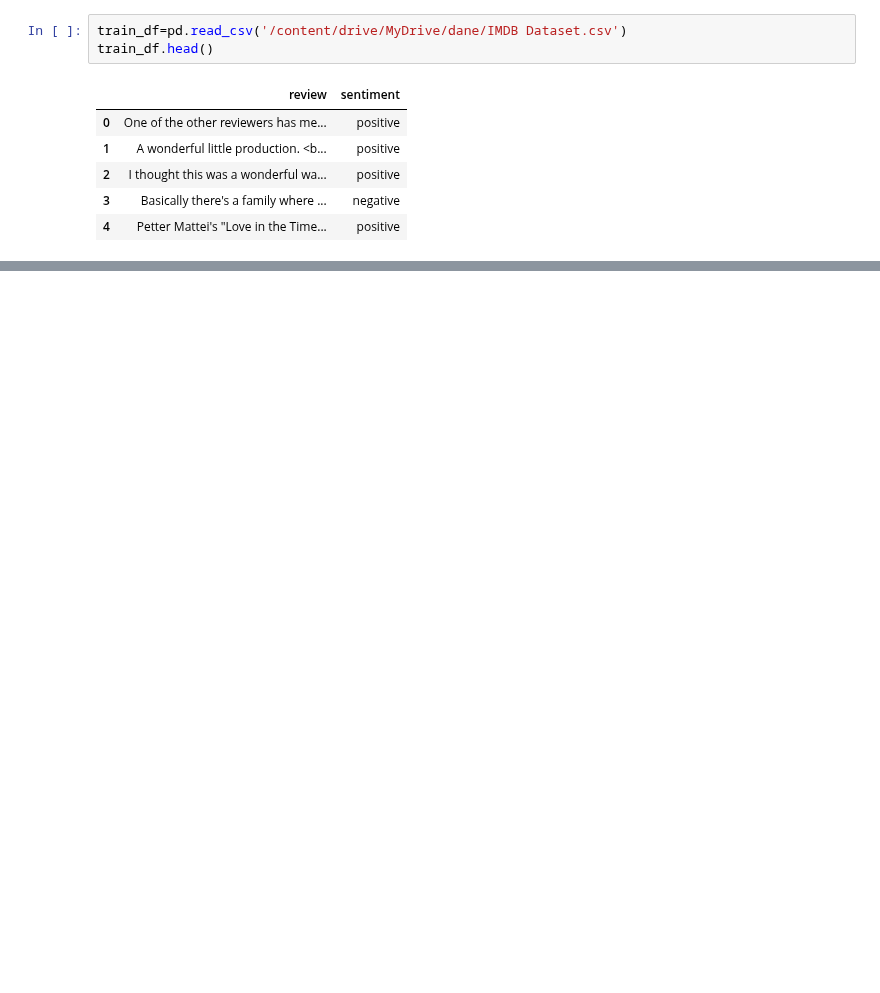
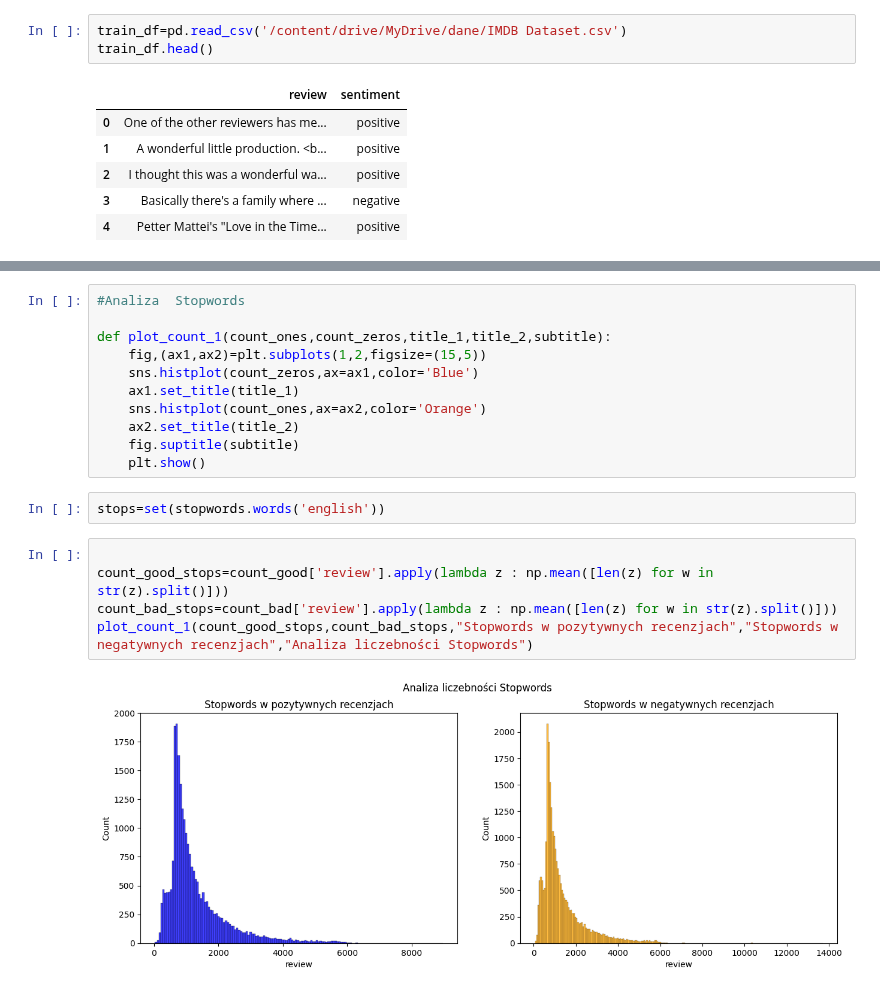
Before and after one commit to adalbertii/modele-NLP, a Jupyter notebook: NLP_Data_Preprocessing_and_Cleaning.ipynb, the cells around one changed output, grey strips where cells are left out. Drawn from its saved outputs; the diff is of its cells as text; blank space fills up the shorter version.

```diff
--- a/NLP_Data_Preprocessing_and_Cleaning.ipynb
+++ b/NLP_Data_Preprocessing_and_Cleaning.ipynb
@@ -15,0 +191,20 @@ train_df.head()
+# %%
+#Analiza  Stopwords
+
+def plot_count_1(count_ones,count_zeros,title_1,title_2,subtitle):
+    fig,(ax1,ax2)=plt.subplots(1,2,figsize=(15,5))
+    sns.histplot(count_zeros,ax=ax1,color='Blue')
+    ax1.set_title(title_1)
+    sns.histplot(count_ones,ax=ax2,color='Orange')
+    ax2.set_title(title_2)
+    fig.suptitle(subtitle)
+    plt.show()
+# %%
+stops=set(stopwords.words('english'))
+# %%
+
+count_good_stops=count_good['review'].apply(lambda z : np.mean([len(z) for w in str(z).split()]))
+count_bad_stops=count_bad['review'].apply(lambda z : np.mean([len(z) for w in str(z).split()]))
+plot_count_1(count_good_stops,count_bad_stops,"Stopwords w pozytywnych recenzjach","Stopwords w negatywnych recenzjach","Analiza liczebności Stopwords")
+# %% [output]
+[figure, added]
```
Also changed, not shown: parts of 47 cells of this notebook.
